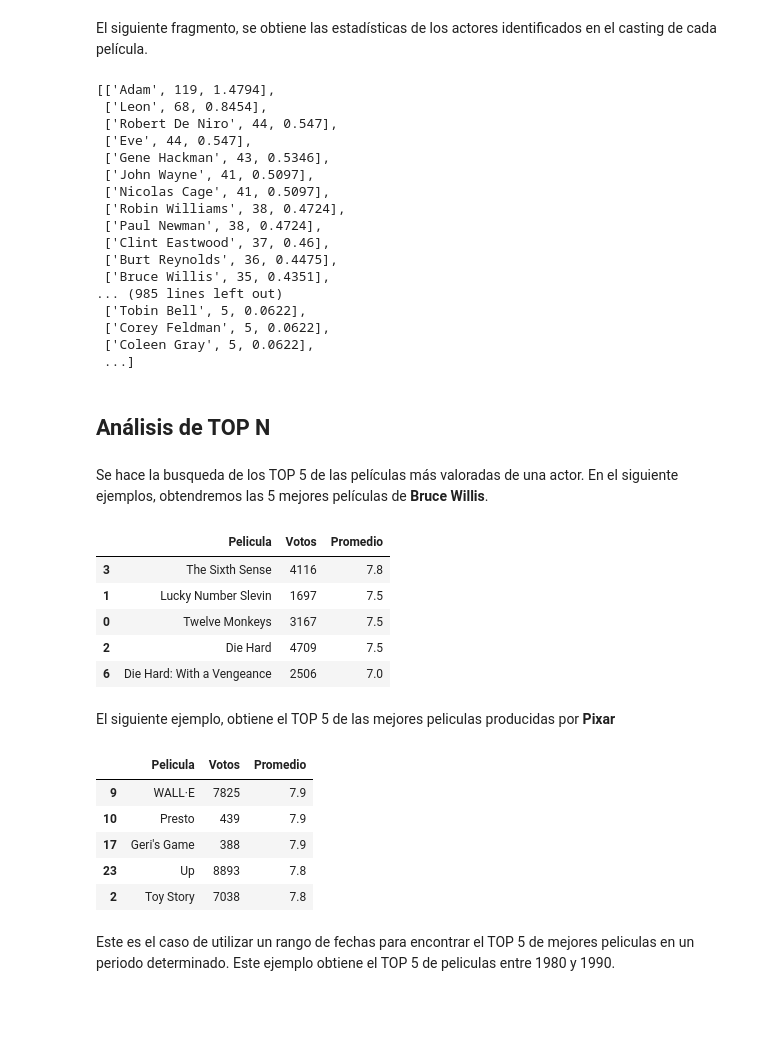
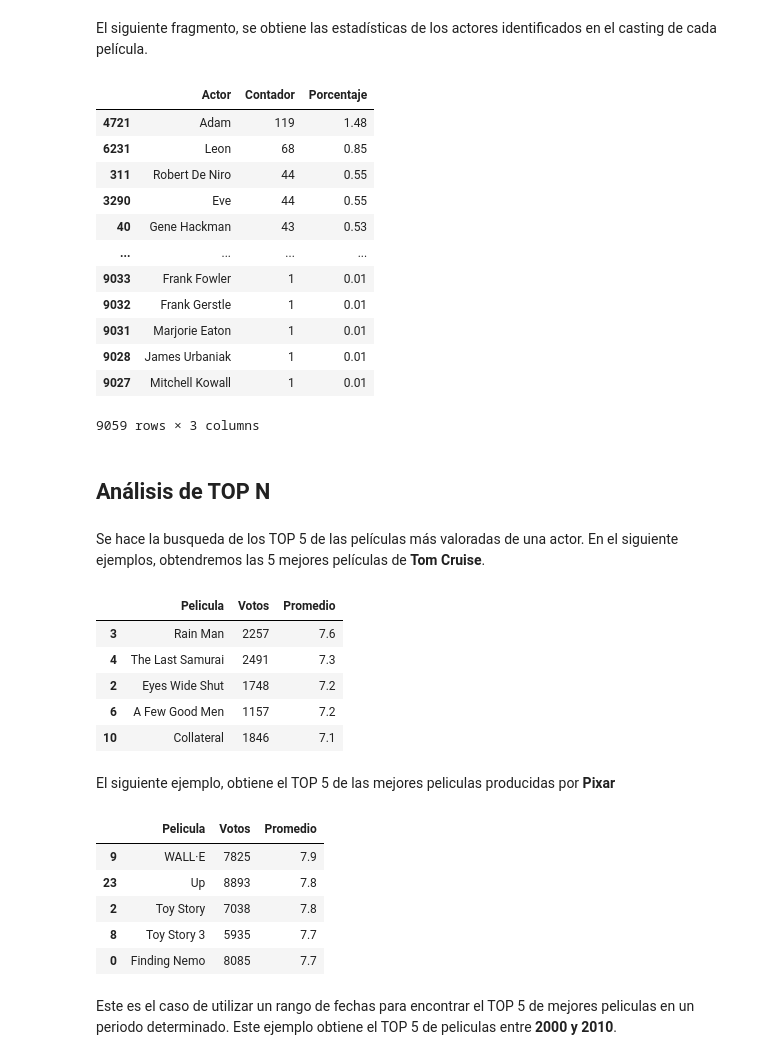
Before and after one commit to vicho-bece/Python-Data-Analytics, a Jupyter notebook: Movie_rating/movie_rate.ipynb, the cells around one changed output. Saved outputs shown, nothing was run; the diff lists cells and outputs as text; code cells hidden in the pictures; blank space fills up the shorter version.

```diff
--- a/Movie_rating/movie_rate.ipynb
+++ b/Movie_rating/movie_rate.ipynb
@@ -196,76 +210,65 @@ paises_stat
 # %% [markdown]
 El siguiente fragmento, se obtiene las estadísticas de los actores identificados en el casting de cada película.
 # %%
-# Una película puede tener más de un pais en el que se producío, separo los valores y lo almaceno en un arreglo
-actores = data['cast'].str.split(',')
+actores_stat = pd.DataFrame(columns=['Actor', 'Contador', 'Porcentaje'])
 
-# Se identifica los valores unicos
-actores = actores.explode().unique()
-actores
+get_stat(actores_stat, data, total, actores, 'cast', 'Actor')
 
-actores_stat = []
-total = len(data)
+# Ordeno la lista por el número de menciones, orden descendiente
+actores_stat.sort_values(by='Contador', inplace=True, ascending=False)
 
-for actor in actores:
-
-    count = int(data['cast'].str.contains(actor, na=False).sum())
-    percent = round((count / total) * 100, 4)
-    actores_stat.append([actor, count, percent])
-
-actores_stat.sort(key=lambda x: x[1], reverse=True)
 actores_stat
 # %% [output]
+|  | Actor | Contador | Porcentaje |
+| 4721 | Adam | 119 | 1.48 |
+| 6231 | Leon | 68 | 0.85 |
+| 311 | Robert De Niro | 44 | 0.55 |
+| 3290 | Eve | 44 | 0.55 |
+| 40 | Gene Hackman | 43 | 0.53 |
+| ... | ... | ... | ... |
+| 9033 | Frank Fowler | 1 | 0.01 |
+| 9032 | Frank Gerstle | 1 | 0.01 |
+| 9031 | Marjorie Eaton | 1 | 0.01 |
+| 9028 | James Urbaniak | 1 | 0.01 |
+| 9027 | Mitchell Kowall | 1 | 0.01 |
-[['Adam', 119, 1.4794],
- ['Leon', 68, 0.8454],
- ['Robert De Niro', 44, 0.547],
- ['Eve', 44, 0.547],
- ['Gene Hackman', 43, 0.5346],
- ['John Wayne', 41, 0.5097],
- ['Nicolas Cage', 41, 0.5097],
- ['Robin Williams', 38, 0.4724],
- ['Paul Newman', 38, 0.4724],
- ['Clint Eastwood', 37, 0.46],
- ['Burt Reynolds', 36, 0.4475],
- ['Bruce Willis', 35, 0.4351],
-... (985 lines left out)
- ['Tobin Bell', 5, 0.0622],
- ['Corey Feldman', 5, 0.0622],
- ['Coleen Gray', 5, 0.0622],
- ...]
+9059 rows × 3 columns
 # %% [markdown]
 ## Análisis de TOP N
 # %% [markdown]
 Se hace la busqueda de los TOP 5 de las películas más valoradas de una actor.
-En el siguiente ejemplos, obtendremos las 5 mejores películas de **Bruce Willis**.
+En el siguiente ejemplos, obtendremos las 5 mejores películas de **Tom Cruise**.
 # %%
 # Variable que contiene el nombre del actor
-name = 'Bruce Willis'
+name = 'Tom Cruise'
 
 # Dataframe para almacenar las peliculas del actor, incluye nombre, número de votos y promedio de la valoración
 peliculas = pd.DataFrame(columns=['Pelicula', 'Votos', 'Promedio'])
 
 # Iterar cada pelicula del dataset
 for i, row in data.iterrows():
 
     actors = row['cast']
 
     # Condicional para asegurar que el actor este en el casting de una pelicula
     if name in actors:
 
         peliculas.loc[len(peliculas)] = {'Pelicula': row['title'], 'Votos': row['vote_count'], 'Promedio': row['vote_average']}
 
+# Filtro solo las peliculas con más de 1000 votos
+peliculas = peliculas[peliculas['Votos'] > 1000]
+
 # Ordenar por el promedio y obtener el Top 5
 peliculas.sort_values(by='Promedio', inplace=True, ascending=False)
 peliculas = peliculas[:5]
 
 peliculas
 # %% [output]
 |  | Pelicula | Votos | Promedio |
-| 3 | The Sixth Sense | 4116 | 7.8 |
-| 1 | Lucky Number Slevin | 1697 | 7.5 |
-| 0 | Twelve Monkeys | 3167 | 7.5 |
-| 2 | Die Hard | 4709 | 7.5 |
-| 6 | Die Hard: With a Vengeance | 2506 | 7.0 |
+| 3 | Rain Man | 2257 | 7.6 |
+| 4 | The Last Samurai | 2491 | 7.3 |
+| 2 | Eyes Wide Shut | 1748 | 7.2 |
+| 6 | A Few Good Men | 1157 | 7.2 |
+| 10 | Collateral | 1846 | 7.1 |
 # %% [markdown]
 El siguiente ejemplo, obtiene el TOP 5 de las mejores peliculas producidas por **Pixar**
 # %%
@@ -284,7 +287,11 @@ for i, row in data.iterrows():
 
         peliculas.loc[len(peliculas)] = {'Pelicula': row['title'], 'Votos': row['vote_count'], 'Promedio': row['vote_average']}
 
-# Ordenar por el promedio y obtener el Top 5
+
+# Filtro solo las peliculas con más de 1000 votos
+peliculas = peliculas[peliculas['Votos'] > 1000]
+
+# Ordenar por el Promedio y obtener el Top 5
 peliculas.sort_values(by='Promedio', inplace=True, ascending=False)
 peliculas = peliculas[:5]
 
@@ -292,11 +299,11 @@ peliculas
 # %% [output]
 |  | Pelicula | Votos | Promedio |
 | 9 | WALL·E | 7825 | 7.9 |
-| 10 | Presto | 439 | 7.9 |
-| 17 | Geri's Game | 388 | 7.9 |
 | 23 | Up | 8893 | 7.8 |
 | 2 | Toy Story | 7038 | 7.8 |
+| 8 | Toy Story 3 | 5935 | 7.7 |
+| 0 | Finding Nemo | 8085 | 7.7 |
 # %% [markdown]
 Este es el caso de utilizar un rango de fechas para encontrar el TOP 5 de mejores peliculas en un periodo determinado.
-Este ejemplo obtiene el TOP 5 de peliculas entre 1980 y 1990.
+Este ejemplo obtiene el TOP 5 de peliculas entre **2000 y 2010**.
 # %%
```
Also changed, not shown: parts of 12 cells of this notebook.
